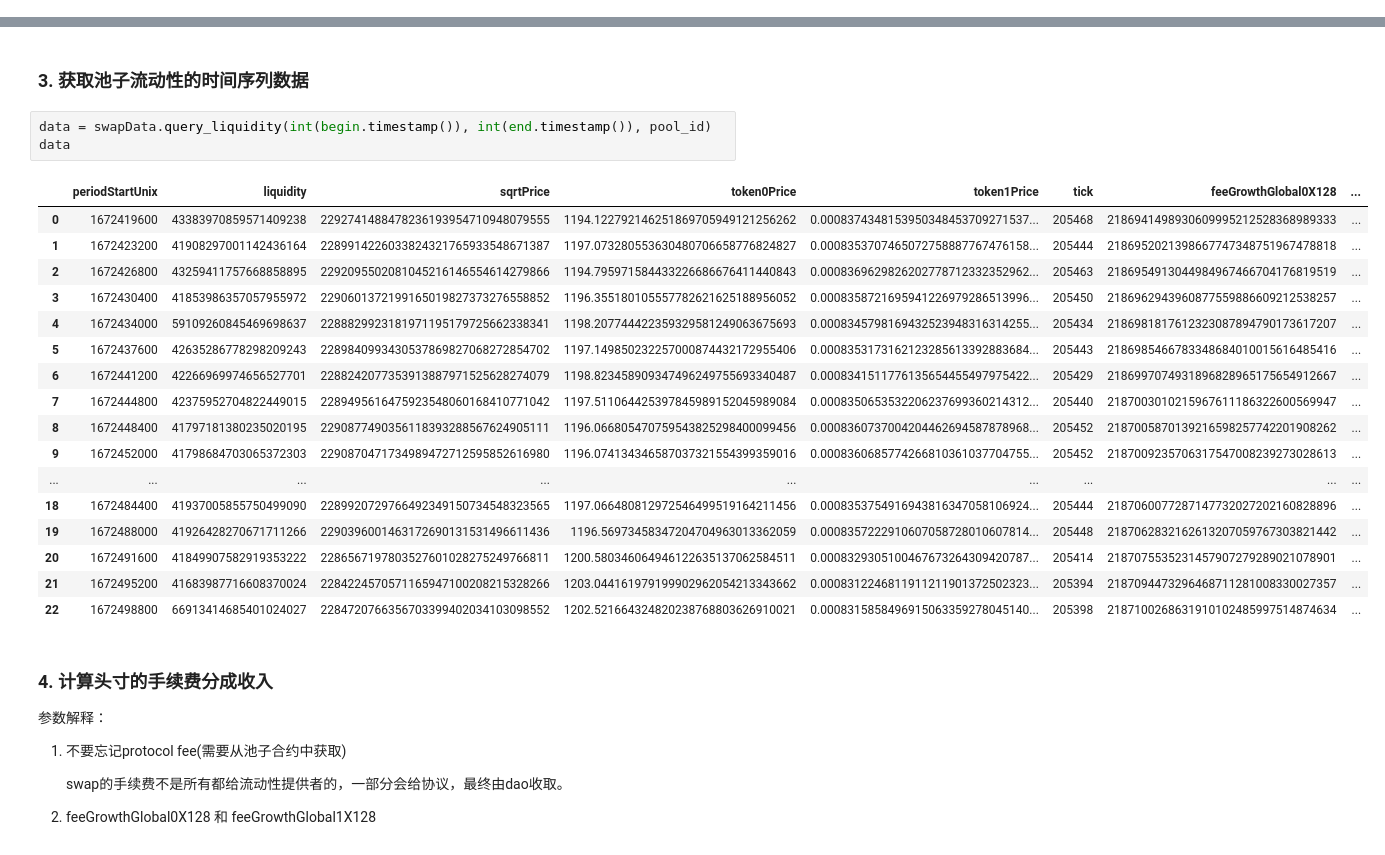
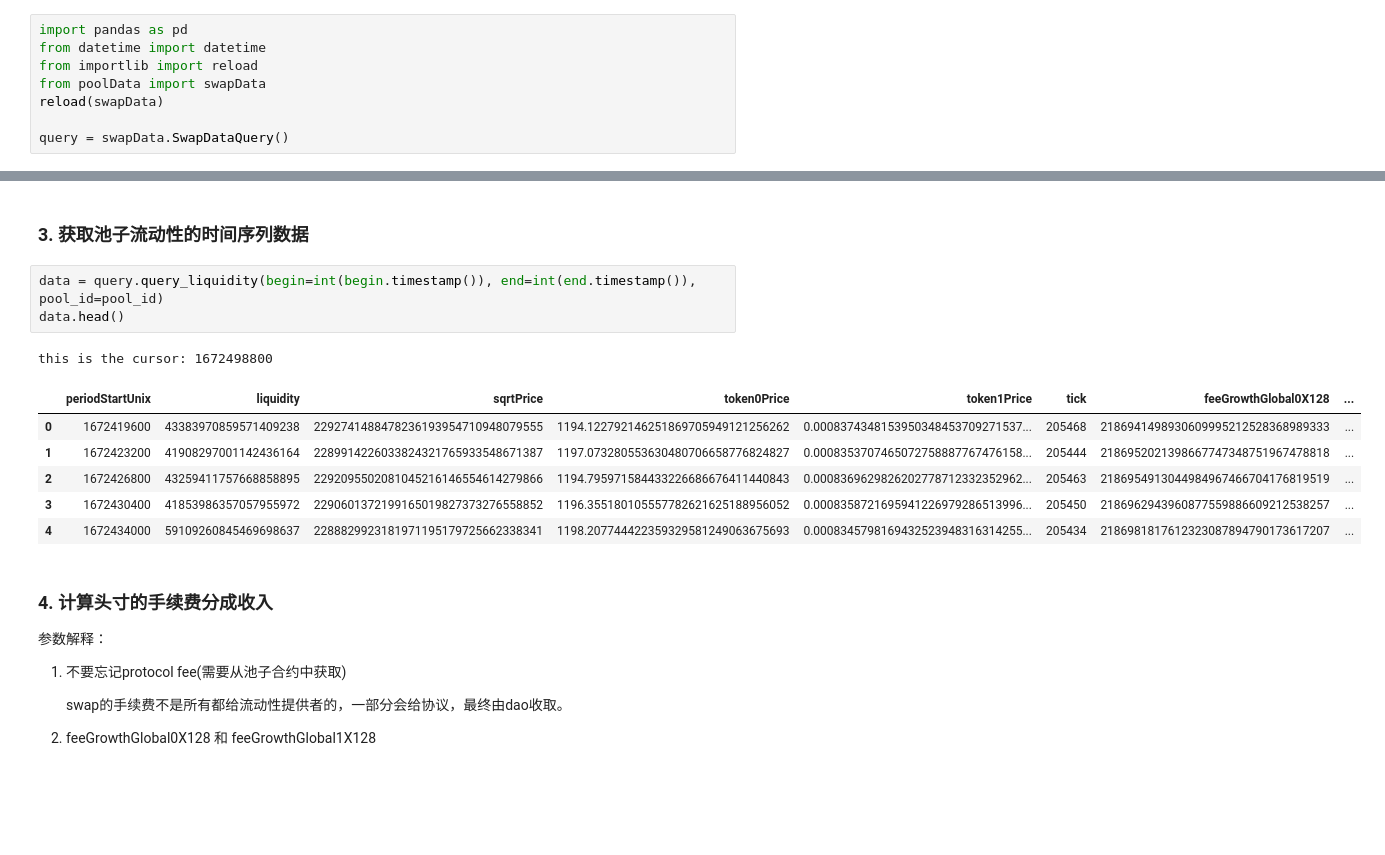
Before and after one commit to Fooooooooooox/learn_uniswapv3, a Jupyter notebook: swapData.ipynb, the cells around one changed output, grey strips where cells are left out. Saved outputs shown, nothing was run; the diff lists cells and outputs as text; blank space fills up the shorter version.

```diff
--- a/swapData.ipynb
+++ b/swapData.ipynb
@@ -26,0 +8,8 @@ importlib.reload(swapData)
+# %%
+import pandas as pd
+from datetime import datetime
+from importlib import reload
+from poolData import swapData
+reload(swapData)
+
+query = swapData.SwapDataQuery()
@@ -59,26 +49,16 @@ data
 # %% [markdown]
 ### 3. 获取池子流动性的时间序列数据
 # %%
-data = swapData.query_liquidity(int(begin.timestamp()), int(end.timestamp()), pool_id)
-data
+data = query.query_liquidity(begin=int(begin.timestamp()), end=int(end.timestamp()), pool_id=pool_id)
+data.head()
 # %% [output]
+this is the cursor: 1672498800
 |  | periodStartUnix | liquidity | sqrtPrice | token0Price | token1Price | tick | feeGrowthGlobal0X128 | ... |
 | 0 | 1672419600 | 43383970859571409238 | 2292741488478236193954710948079555 | 1194.122792146251869705949121256262 | 0.0008374348153950348453709271537... | 205468 | 2186941498930609995212528368989333 | ... |
 | 1 | 1672423200 | 41908297001142436164 | 2289914226033824321765933548671387 | 1197.073280553630480706658776824827 | 0.0008353707465072758887767476158... | 205444 | 2186952021398667747348751967478818 | ... |
 | 2 | 1672426800 | 43259411757668858895 | 2292095502081045216146554614279866 | 1194.795971584433226686676411440843 | 0.0008369629826202778712332352962... | 205463 | 2186954913044984967466704176819519 | ... |
 | 3 | 1672430400 | 41853986357057955972 | 2290601372199165019827373276558852 | 1196.355180105557782621625188956052 | 0.0008358721695941226979286513996... | 205450 | 2186962943960877559886609212538257 | ... |
 | 4 | 1672434000 | 59109260845469698637 | 2288829923181971195179725662338341 | 1198.207744422359329581249063675693 | 0.0008345798169432523948316314255... | 205434 | 2186981817612323087894790173617207 | ... |
-| 5 | 1672437600 | 42635286778298209243 | 2289840993430537869827068272854702 | 1197.149850232257000874432172955406 | 0.0008353173162123285613392883684... | 205443 | 2186985466783348684010015616485416 | ... |
-| 6 | 1672441200 | 42266969974656527701 | 2288242077353913887971525628274079 | 1198.823458909347496249755693340487 | 0.0008341511776135654455497975422... | 205429 | 2186997074931896828965175654912667 | ... |
-| 7 | 1672444800 | 42375952704822449015 | 2289495616475923548060168410771042 | 1197.511064425397845989152045989084 | 0.0008350653532206237699360214312... | 205440 | 2187003010215967611186322600569947 | ... |
-| 8 | 1672448400 | 41797181380235020195 | 2290877490356118393288567624905111 | 1196.066805470759543825298400099456 | 0.0008360737004204462694587878968... | 205452 | 2187005870139216598257742201908262 | ... |
-| 9 | 1672452000 | 41798684703065372303 | 2290870471734989472712595852616980 | 1196.074134346587037321554399359016 | 0.0008360685774266810361037704755... | 205452 | 2187009235706317547008239273028613 | ... |
-| ... | ... | ... | ... | ... | ... | ... | ... | ... |
-| 18 | 1672484400 | 41937005855750499090 | 2289920729766492349150734548323565 | 1197.066480812972546499519164211456 | 0.0008353754916943816347058106924... | 205444 | 2187060077287147732027202160828896 | ... |
-| 19 | 1672488000 | 41926428270671711266 | 2290396001463172690131531496611436 | 1196.56973458347204704963013362059 | 0.0008357222910607058728010607814... | 205448 | 2187062832162613207059767303821442 | ... |
-| 20 | 1672491600 | 41849907582919353222 | 2286567197803527601028275249766811 | 1200.580346064946122635137062584511 | 0.0008329305100467673264309420787... | 205414 | 2187075535231457907279289021078901 | ... |
-| 21 | 1672495200 | 41683987716608370024 | 2284224570571165947100208215328266 | 1203.044161979199902962054213343662 | 0.0008312246811911211901372502323... | 205394 | 2187094473296468711281008330027357 | ... |
-| 22 | 1672498800 | 66913414685401024027 | 2284720766356703399402034103098552 | 1202.521664324820238768803626910021 | 0.0008315858496915063359278045140... | 205398 | 2187100268631910102485997514874634 | ... |
 # %% [markdown]
 ### 4. 计算头寸的手续费分成收入
 
```
Also changed, not shown: parts of 19 cells of this notebook, 3 other files.
